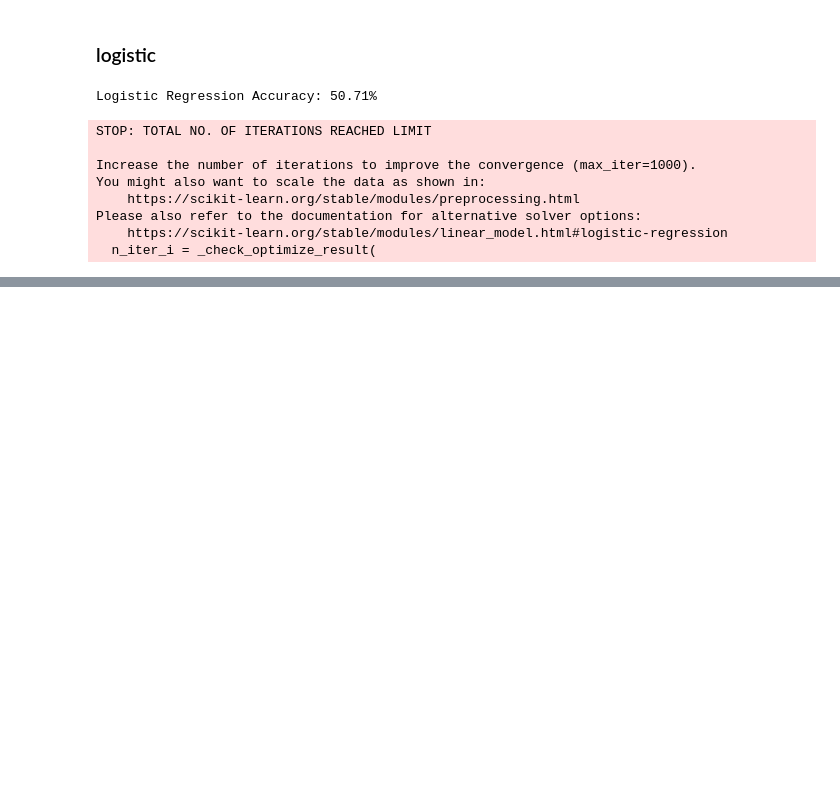
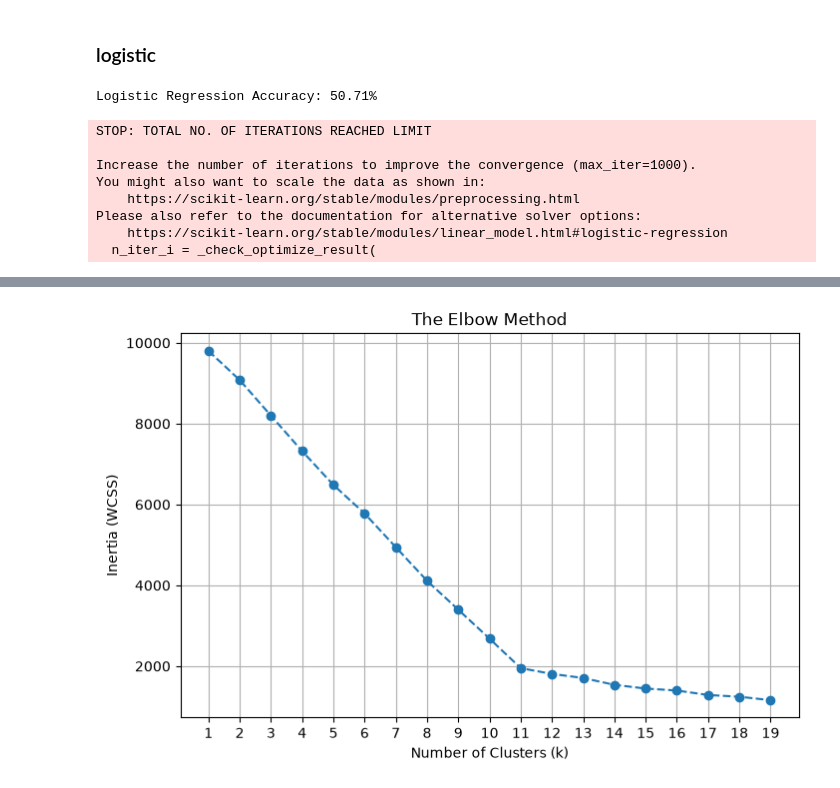
Before and after one commit to MeCatss/700ImdbProject, a Jupyter notebook: ml/rating_prediction.ipynb, the cells around one changed output, grey strips where cells are left out. Drawn from its saved outputs; the diff is of its cells as text; code cells hidden in the pictures; blank space fills up the shorter version.

```diff
--- a/ml/rating_prediction.ipynb
+++ b/ml/rating_prediction.ipynb
@@ -155,0 +264,11 @@ Please also refer to the documentation for alternative solver options:
+# %%
+dfd= pd.get_dummies(df, columns=['Primary Genre'], dtype=int)
+display(dfd)
+# %%
+x = dfd[["Year", "IMDb Rating", "Runtime (mins)", 'Primary Genre_Action', 'Primary Genre_Adventure',
+       'Primary Genre_Animation', 'Primary Genre_Biography',
+       'Primary Genre_Comedy', 'Primary Genre_Crime',
+       'Primary Genre_Documentary', 'Primary Genre_Drama',
+       'Primary Genre_Fantasy', 'Primary Genre_Horror',
+       'Primary Genre_Mystery']]
+x.columns
@@ -155,0 +283,4 @@ Please also refer to the documentation for alternative solver options:
+# %%
+scaler = StandardScaler()
+
+X_scaled = scaler.fit_transform(x)
@@ -155,0 +307,19 @@ Please also refer to the documentation for alternative solver options:
+# %%
+inertia_values = []
+k_range = range(1, 20)
+
+for k in k_range:
+    kmeans = KMeans(n_init="auto", n_clusters=k, random_state=42)
+    kmeans.fit(X_scaled)
+    inertia_values.append(kmeans.inertia_)
+# %%
+plt.figure(figsize=(8, 5))
+plt.plot(k_range, inertia_values, marker='o', linestyle='--')
+plt.title('The Elbow Method')
+plt.xlabel('Number of Clusters (k)')
+plt.ylabel('Inertia (WCSS)')
+plt.xticks(k_range)
+plt.grid(True)
+plt.show()
+# %% [output]
+[figure, added]
```
Also changed, not shown: parts of 23 cells of this notebook.
